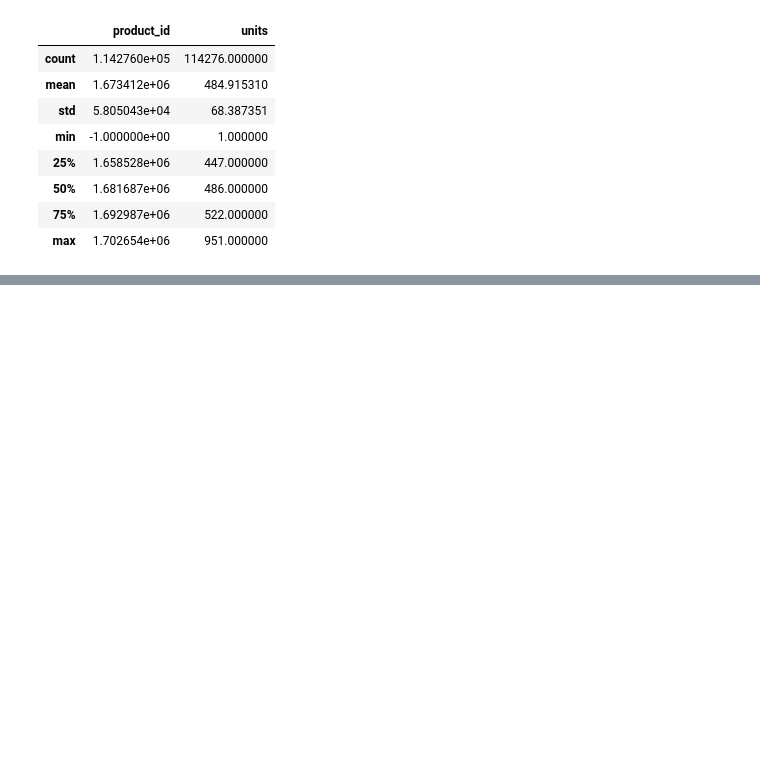
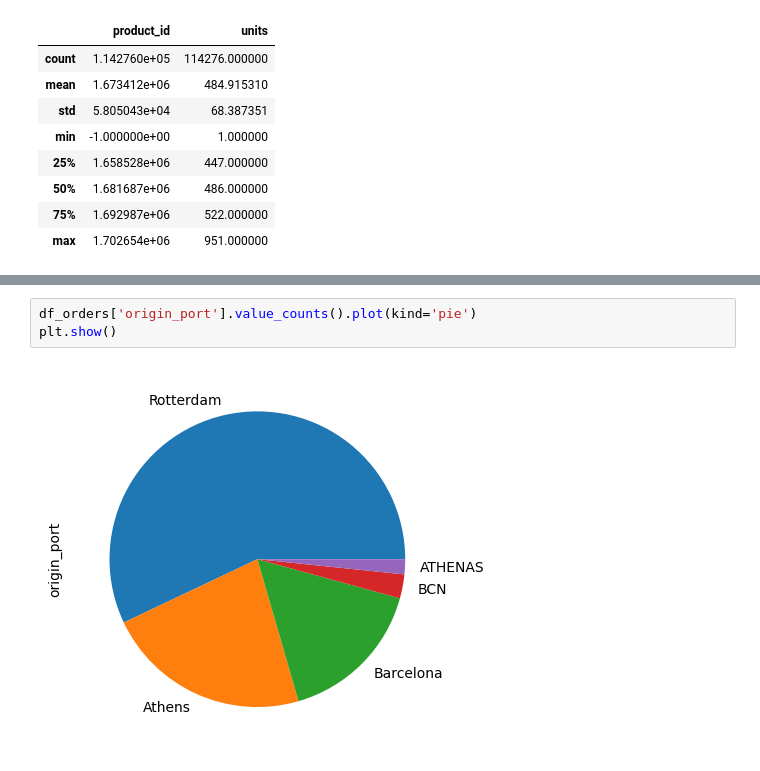
Before and after one commit to waze96/SupplyChainResilience-Datathon-2022-UPC, a Jupyter notebook: RAW_DATA/Pre_processing.ipynb, the cells around one changed output, grey strips where cells are left out. Drawn from its saved outputs; the diff is of its cells as text; blank space fills up the shorter version.

```diff
--- a/RAW_DATA/Pre_processing.ipynb
+++ b/RAW_DATA/Pre_processing.ipynb
@@ -67,0 +86,5 @@ df_orders.boxplot()
+# %%
+df_orders['origin_port'].value_counts().plot(kind='pie')
+plt.show()
+# %% [output]
+[figure, added]
```
Also changed, not shown: parts of 12 cells of this notebook, 1 other file.
